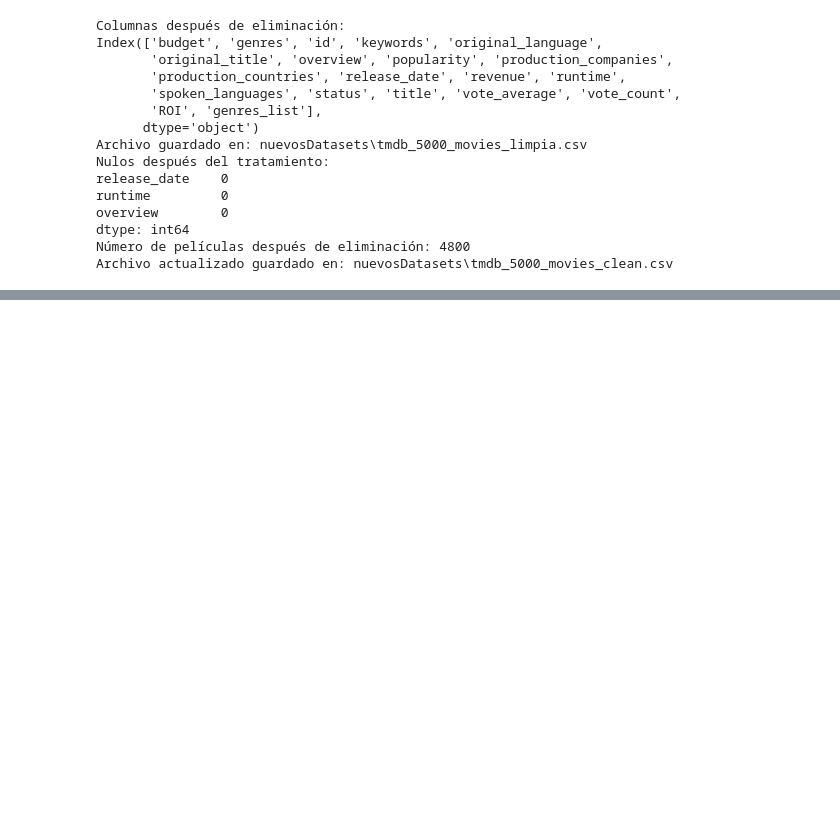
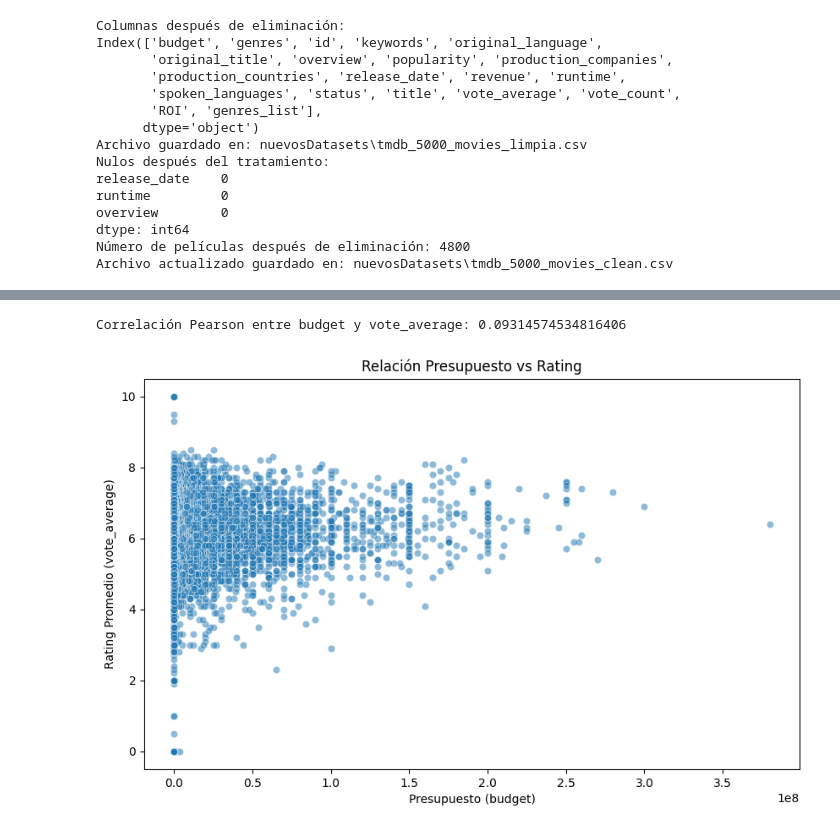
Before and after one commit to agusmarino/TrabajoFinalLenguajes1, a Jupyter notebook: TP Final.ipynb, the cells around one changed output, grey strips where cells are left out. Cells and saved outputs as stored; diff of their text form; code cells hidden in the pictures; blank space fills up the shorter version.

```diff
--- a/TP Final.ipynb
+++ b/TP Final.ipynb
@@ -268,0 +220,23 @@ See the caveats in the documentation: https://pandas.pydata.org/pandas-docs/stab
+# %%
+
+### Eje 2: Relación entre presupuesto y rating
+# Correlación Pearson
+correlacion = df_movies['budget'].corr(df_movies['vote_average'])
+print(f"Correlación Pearson entre budget y vote_average: {correlacion}")
+
+# Gráfico de dispersión
+plt.figure(figsize=(10, 6))
+sns.scatterplot(data=df_movies, x='budget', y='vote_average', alpha=0.5)
+plt.title('Relación Presupuesto vs Rating')
+plt.xlabel('Presupuesto (budget)')
+plt.ylabel('Rating Promedio (vote_average)')
+
+ax = plt.gca()
+#plt.xlim(0, 3)
+#ax.xaxis.set_major_locator(ticker.MultipleLocator(0.1))
+plt.show()
+
+# Conclusión: Hay una correlación baja positiva ({correlacion}), indicando que más presupuesto no garantiza mejor rating, pero hay outliers con alto budget y rating.
+# %% [output]
+Correlación Pearson entre budget y vote_average: 0.09314574534816406
+[figure, added]
```
Also changed, not shown: parts of 3 cells of this notebook, 1 other file.
